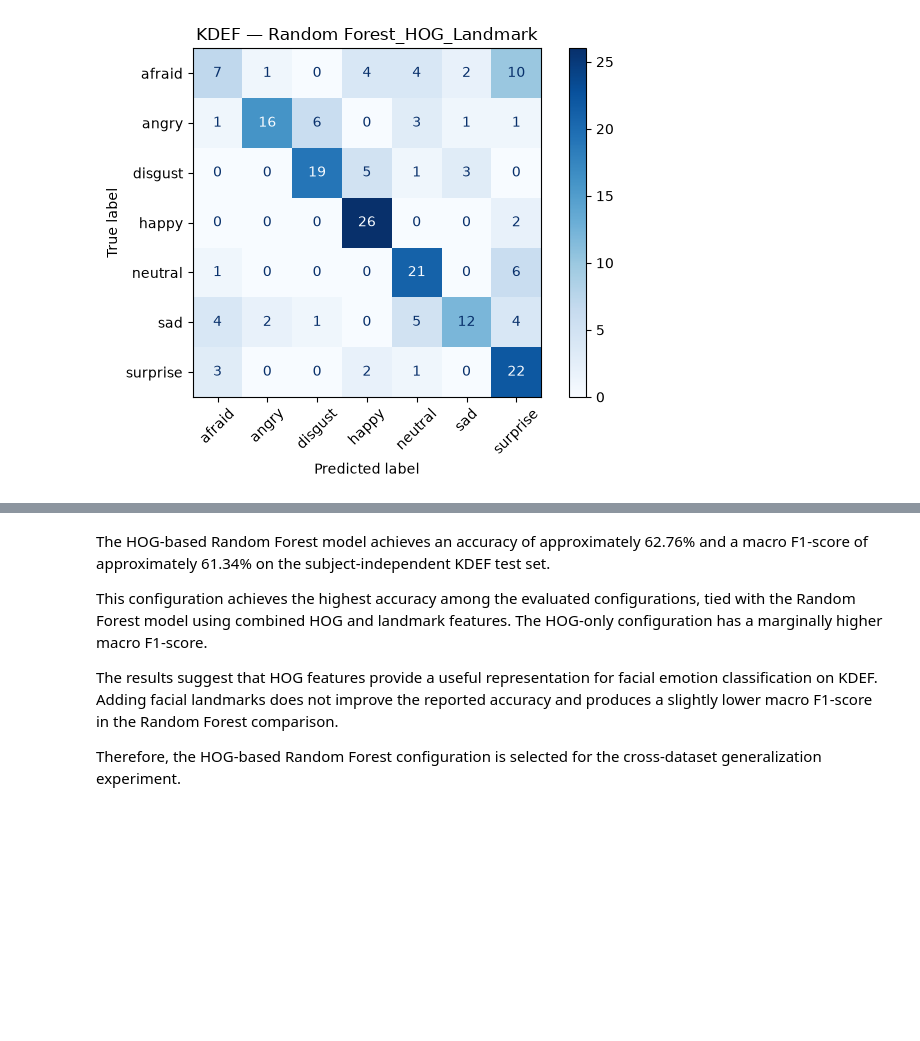
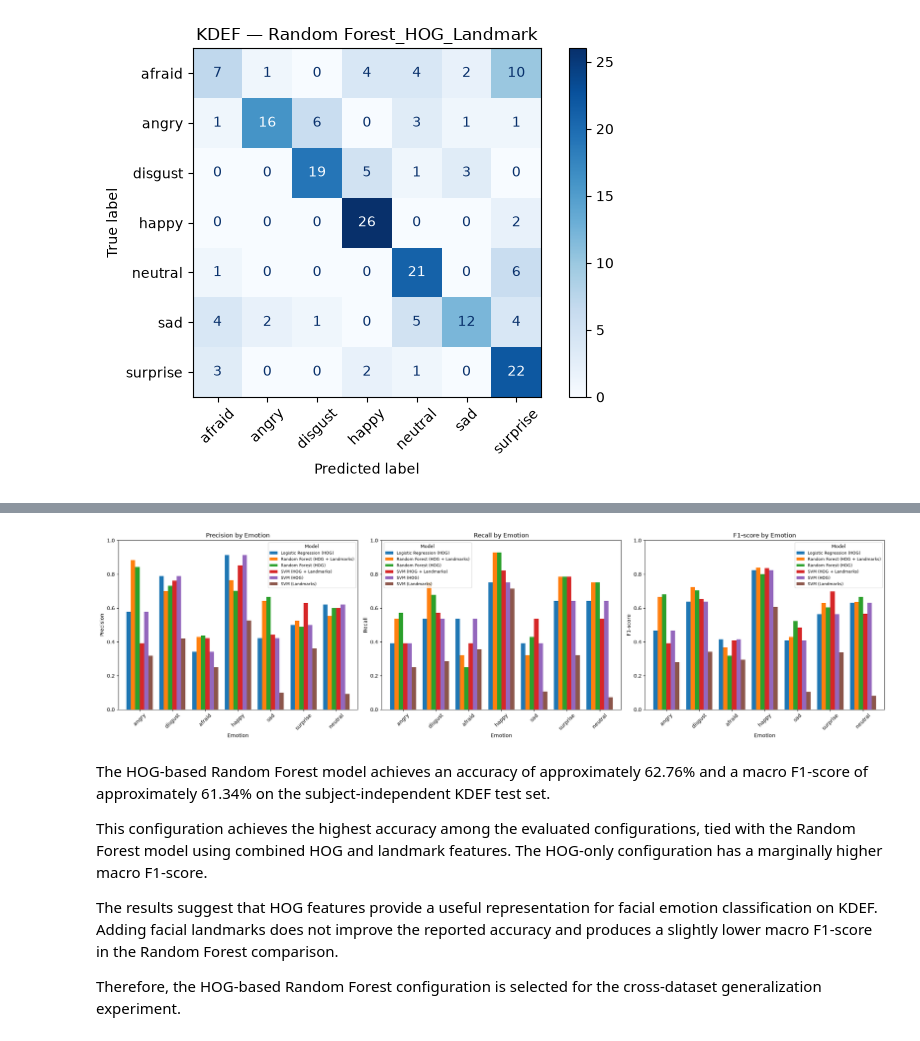
Before and after one commit to HeKaY-boy/Emotion-Detection, a Jupyter notebook: z_load_kdef_student.ipynb, the cells around one changed output, grey strips where cells are left out. Cells and saved outputs as stored; diff of their text form; code cells hidden in the pictures; blank space fills up the shorter version.

```diff
--- a/z_load_kdef_student.ipynb
+++ b/z_load_kdef_student.ipynb
@@ -845,6 +817,67 @@ display(results_df.round(4))
 | 3 | SVM (HOG) | 0.5561 | 0.5561 | 0.5640 |
 | 4 | Logistic Regression (HOG) | 0.5561 | 0.5561 | 0.5640 |
 | 5 | SVM (Landmarks) | 0.3010 | 0.3010 | 0.2920 |
+# %%
+import matplotlib.pyplot as plt
+import pandas as pd
+import numpy as np
+from sklearn.metrics import precision_recall_fscore_support
+
+# Emotion labels
+emotions = ["angry", "disgust", "afraid", "happy", "sad", "surprise", "neutral"]
+
+# Calculate per-emotion metrics for each model
+emotion_results = []
+
+for model_name, (model, y_true, y_pred) in models.items():
+    precision, recall, f1, support = precision_recall_fscore_support(
+        y_true,
+        y_pred,
+        labels=emotions,
+        zero_division=0
+    )
+
+    for i, emotion in enumerate(emotions):
+        emotion_results.append({
+            "Model": model_name,
+            "Emotion": emotion,
+            "Precision": precision[i],
+            "Recall": recall[i],
+            "F1-score": f1[i]
+        })
+
+emotion_df = pd.DataFrame(emotion_results)
+
+# Plot one grouped bar chart for each emotion metric
+metrics = ["Precision", "Recall", "F1-score"]
+
+fig, axes = plt.subplots(1, 3, figsize=(22, 6))
+
+for ax, metric in zip(axes, metrics):
+    pivot_df = emotion_df.pivot(
+        index="Emotion",
+        columns="Model",
+        values=metric
+    )
+
+    pivot_df = pivot_df.reindex(emotions)
+    pivot_df.plot(kind="bar", ax=ax, width=0.8)
+
+    ax.set_title(f"{metric} by Emotion")
+    ax.set_xlabel("Emotion")
+    ax.set_ylabel(metric)
+    ax.set_ylim(0, 1)
+    ax.tick_params(axis="x", rotation=45)
+    ax.legend(
+        title="Model",
+        fontsize=8,
+        title_fontsize=9
+    )
+
+plt.tight_layout()
+plt.show()
+# %% [output]
+[figure, added]
 # %% [markdown]
 The HOG-based Random Forest model achieves an accuracy of approximately 62.76% and a macro F1-score of approximately 61.34% on the subject-independent KDEF test set.
 
```
Also changed, not shown: parts of 8 cells of this notebook.
